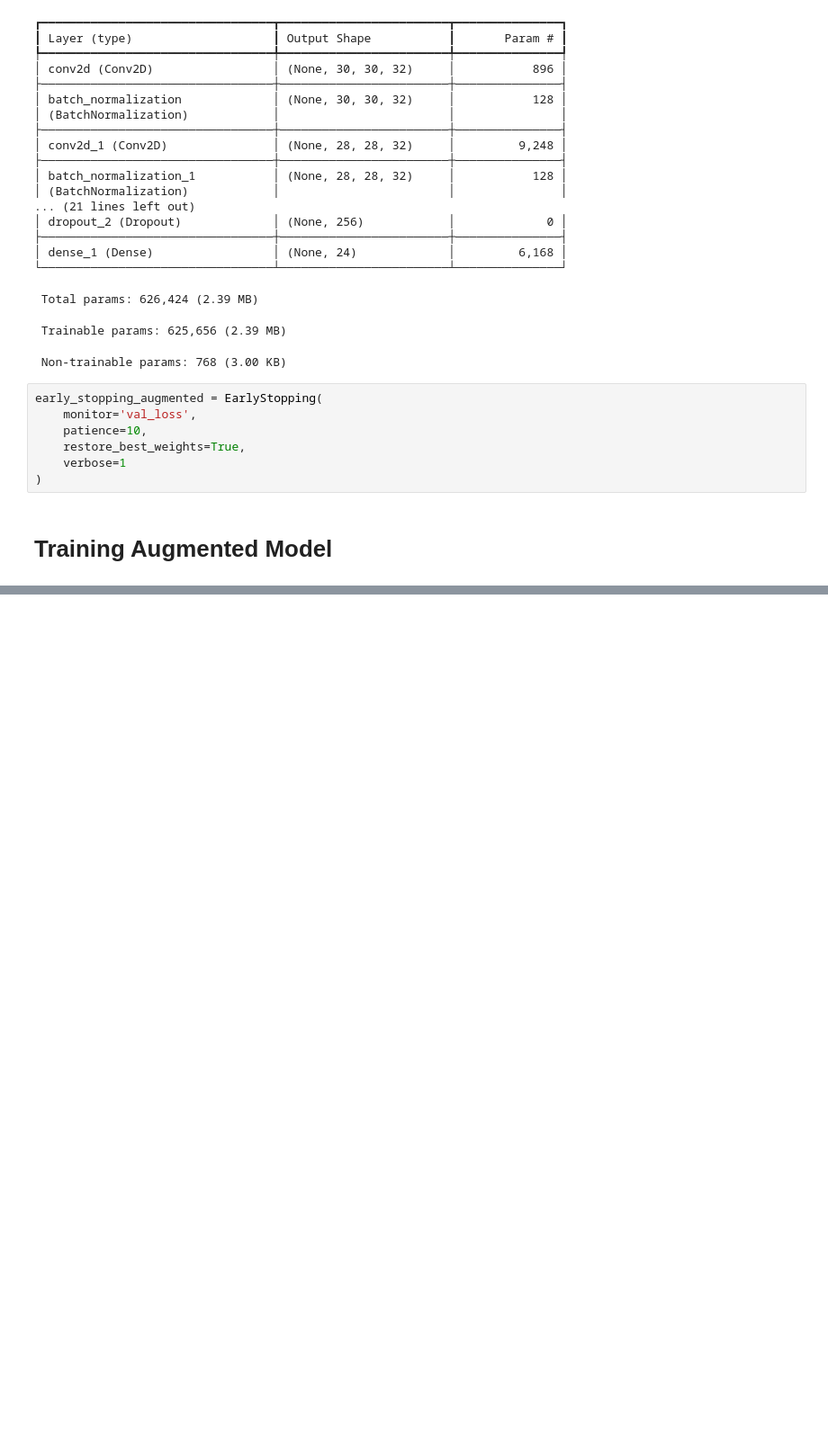
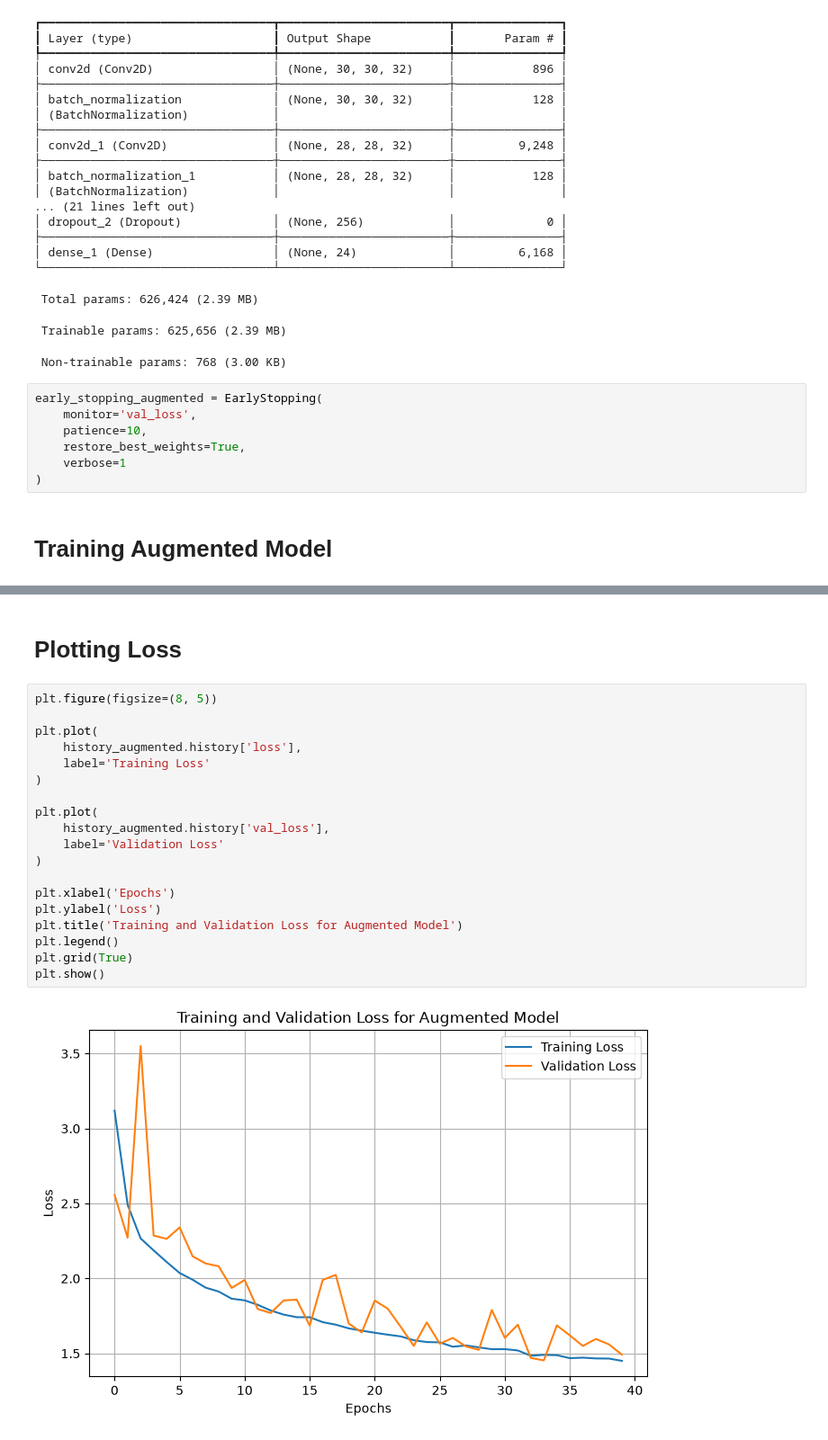
Before and after one commit to eljesam/Repeat-CA1, a Jupyter notebook: Repeat CA1/CA_Data_Augmentation_and_Class_Weights.ipynb, the cells around one changed output, grey strips where cells are left out. Shown at 90% size. Drawn from its saved outputs; the diff is of its cells as text; blank space fills up the shorter version.

```diff
--- a/Repeat CA1/CA_Data_Augmentation_and_Class_Weights.ipynb
+++ b/Repeat CA1/CA_Data_Augmentation_and_Class_Weights.ipynb
@@ -212,0 +281,23 @@ early_stopping_augmented = EarlyStopping(
+# %% [markdown]
+# Plotting Loss
+# %%
+plt.figure(figsize=(8, 5))
+
+plt.plot(
+    history_augmented.history['loss'],
+    label='Training Loss'
+)
+
+plt.plot(
+    history_augmented.history['val_loss'],
+    label='Validation Loss'
+)
+
+plt.xlabel('Epochs')
+plt.ylabel('Loss')
+plt.title('Training and Validation Loss for Augmented Model')
+plt.legend()
+plt.grid(True)
+plt.show()
+# %% [output]
+[figure, added]
```
Also changed, not shown: parts of 5 cells of this notebook.
